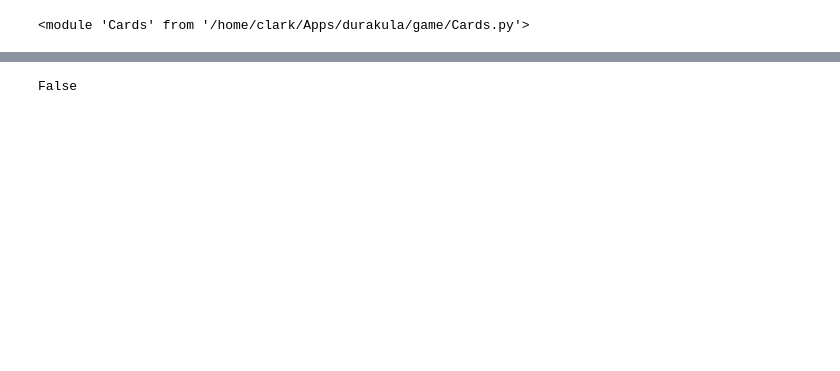
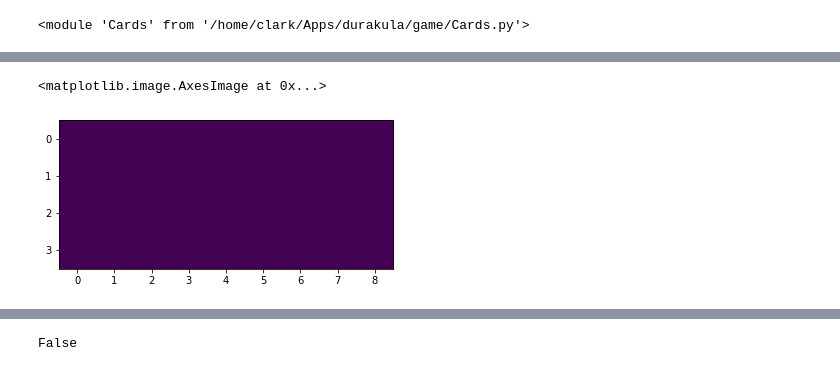
Before and after one commit to tcikezu/durakula, a Jupyter notebook: game/field-tests.ipynb, the cells around one changed output, grey strips where cells are left out. Cells and saved outputs as stored; diff of their text form; code cells hidden in the pictures; blank space fills up the shorter version.

```diff
--- a/game/field-tests.ipynb
+++ b/game/field-tests.ipynb
@@ -56,0 +57,5 @@ plt.imshow(durak_game.playing_field.field)
+# %%
+plt.imshow(durak_game.playing_field.attacks)
+# %% [output]
+<matplotlib.image.AxesImage at 0x...>
+[figure, added]
```
Also changed, not shown: parts of 16 cells of this notebook, 5 other files.
